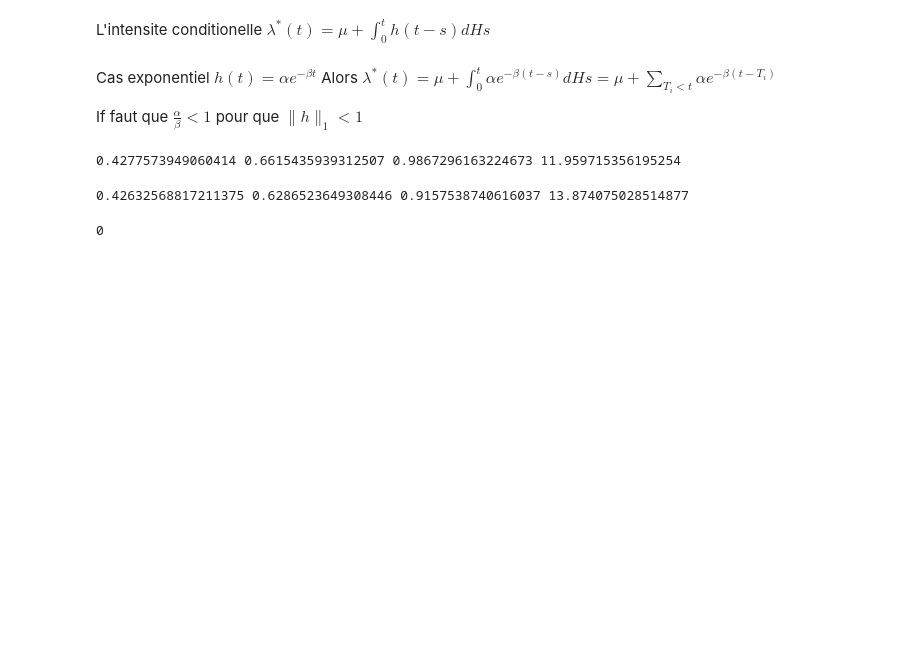
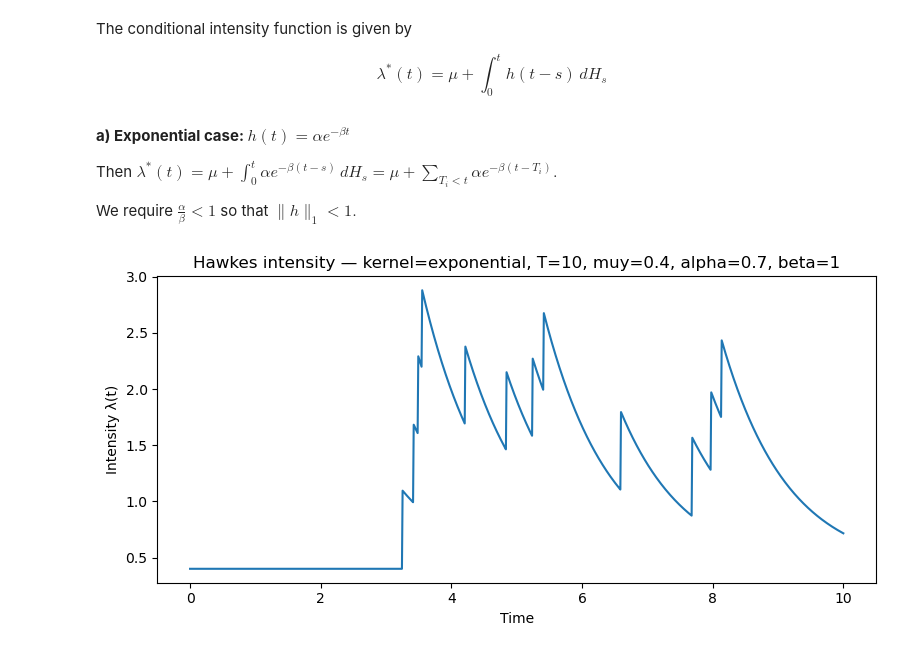
Before and after one commit to BaoNgocSen/M1-Internship-Testing-for-Linear-Hawkes-Process, a Jupyter notebook: Ngoc Stage 4eme-Main.ipynb, the cells around one changed output. Saved outputs shown, nothing was run; the diff lists cells and outputs as text; code cells hidden in the pictures; blank space fills up the shorter version.

```diff
--- a/Ngoc Stage 4eme-Main.ipynb
+++ b/Ngoc Stage 4eme-Main.ipynb
@@ -11,38 +16,31 @@ from estimate_exac import estimate_hawkes_params, hawkes_test, hawkes_test2,hawk
 # %% [markdown]
-L'intensite conditionelle $\lambda^*(t)= \mu + \int_{0}^{t}h(t-s)dHs$
+The conditional intensity function is given by
+
+$$\lambda^{*}(t) = \mu + \int_{0}^{t} h(t - s)\, dH_{s}$$
 # %% [markdown]
-Cas exponentiel $h(t)=\alpha e^{-\beta t}$
-Alors $\lambda^*(t)= \mu + \int_{0}^{t}\alpha  e^{-\beta(t-s)}dHs = \mu + \sum_{T_i<t}\alpha e^{-\beta (t-T_i)}$
+**a) Exponential case: $h(t) = \alpha e^{-\beta t}$**
 
-If faut que $\frac{\alpha}{\beta}<1$ pour que $\|h\|_1<1$
+Then
+$
+\lambda^{*}(t) = \mu + \int_{0}^{t} \alpha e^{-\beta (t - s)}\, dH_{s}
+= \mu + \sum_{T_i < t} \alpha e^{-\beta (t - T_i)}.
+$
+
+We require
+$
+\frac{\alpha}{\beta} < 1
+$
+so that
+$
+\|h\|_{1} < 1.
+$
 # %%
 mu=0.4
 alpha=0.7
-beta=1.0
-T=1000
+beta=1
+T=10
 me = thinning_hawkes(mu, alpha, beta,T, kernel_type='exponential')
 e = me.simulate()
-L, mu_hat, alpha_hat, beta_hat, variance_hat = estimate_hawkes_params(e, T)
-print( mu_hat, alpha_hat, beta_hat, variance_hat )
+me.plot_intensity(1000,T)
 # %% [output]
-0.4277573949060414 0.6615435939312507 0.9867296163224673 11.959715356195254
+[figure, added]
-# %%
-time_threshold_1 = T / 3
-time_threshold_2 = 2 * T / 3
-idx1 = 0
-while idx1 < len(e) and e[idx1] < time_threshold_1:
-    idx1 += 1
-    idx2 = idx1
-while idx2 < len(e) and e[idx2] < time_threshold_2:
-    idx2 += 1
-list1e = e[0:idx1]
-list2e = e[idx1:idx2]
-list3e = np.array(e[idx2:])-2/3*T
-
-L, mu_hat, alpha_hat, beta_hat, variance_hat = estimate_hawkes_params(list3e, T/3)
-
-print( mu_hat, alpha_hat, beta_hat, variance_hat )
-hawkes_test3(len(list1e), T/3, mu_hat, alpha_hat, beta_hat, variance_hat, alpha_level=0.05)
-# %% [output]
-0.42632568817211375 0.6286523649308446 0.9157538740616037 13.874075028514877
-0
```
Also changed, not shown: parts of 51 cells of this notebook, 2 other files.
